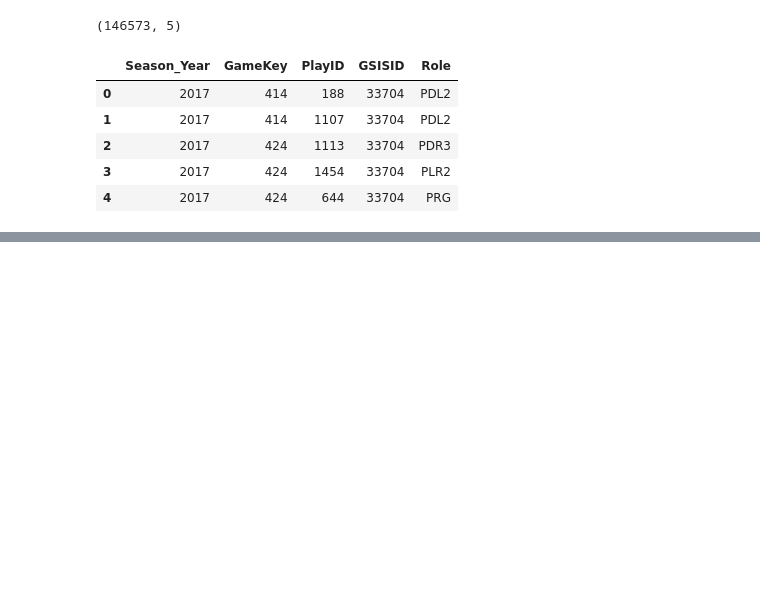
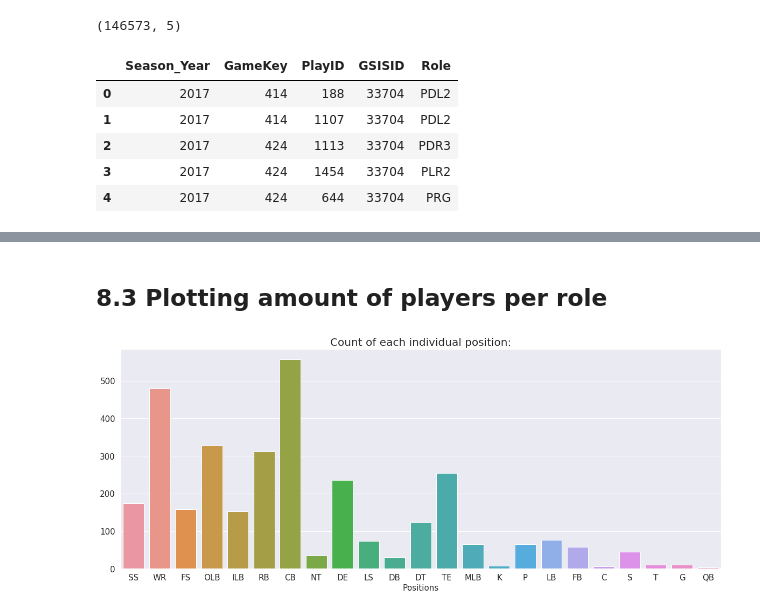
Before and after one commit to CJL89/NFL-Punt-Analysis, a Jupyter notebook: NFL_Punt_Analysis.ipynb, the cells around one changed output, grey strips where cells are left out. Saved outputs shown, nothing was run; the diff lists cells and outputs as text; code cells hidden in the pictures; blank space fills up the shorter version.

```diff
--- a/NFL_Punt_Analysis.ipynb
+++ b/NFL_Punt_Analysis.ipynb
@@ -637,0 +685,4 @@ play_player_role_data.head()
+# %%
+player_punt_data = pd.read_csv('../input/player_punt_data.csv')
+print(player_punt_data.shape)
+player_punt_data.head()
@@ -637,0 +719,15 @@ play_player_role_data.head()
+# %% [markdown]
+## <a id='play_player_role_data_plot'><b>8.3 Plotting amount of players per role</b></a>
+# %%
+plt.figure(figsize=(20, 7.5))
+
+_ = sns.countplot(player_punt_data['Position'])
+plt.title('Count of each individual position:', fontsize=20)
+plt.xticks(fontsize=15)
+plt.yticks(fontsize=15)
+plt.xlabel('Positions', fontsize=15)
+plt.ylabel('')
+
+plt.show()
+# %% [output]
+[figure, added]
```
Also changed, not shown: parts of 16 cells of this notebook.
